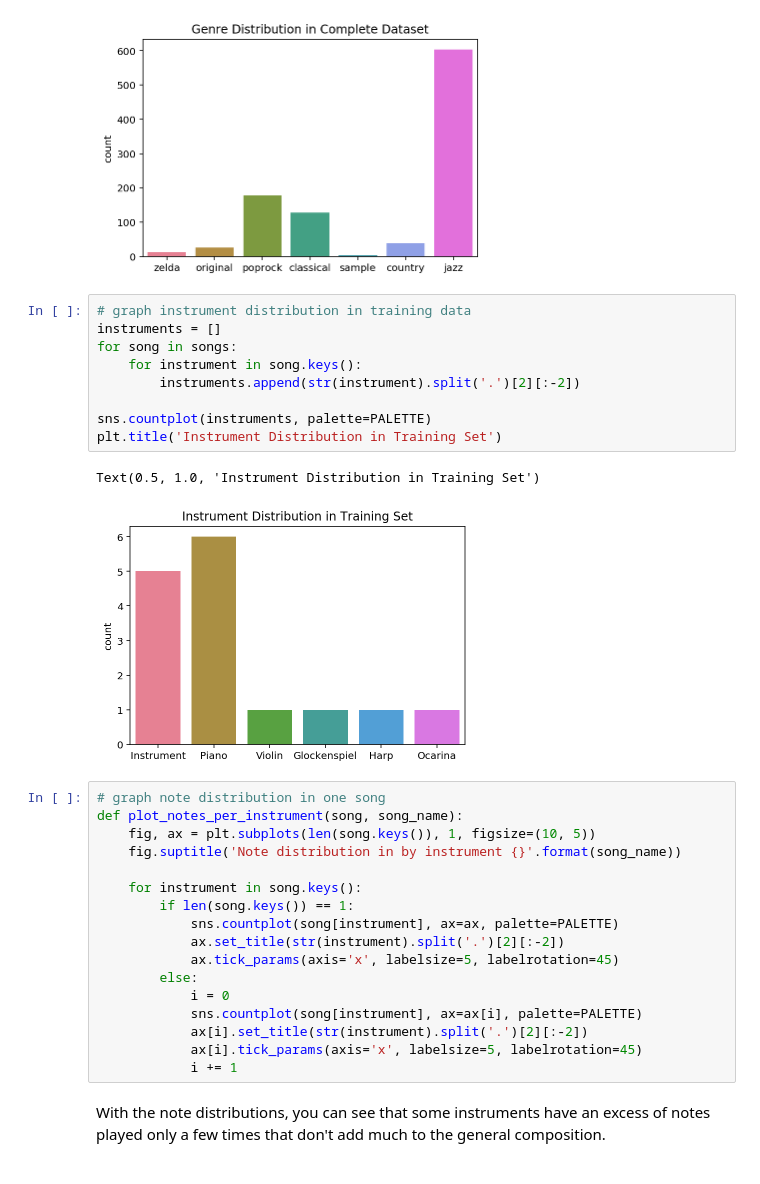
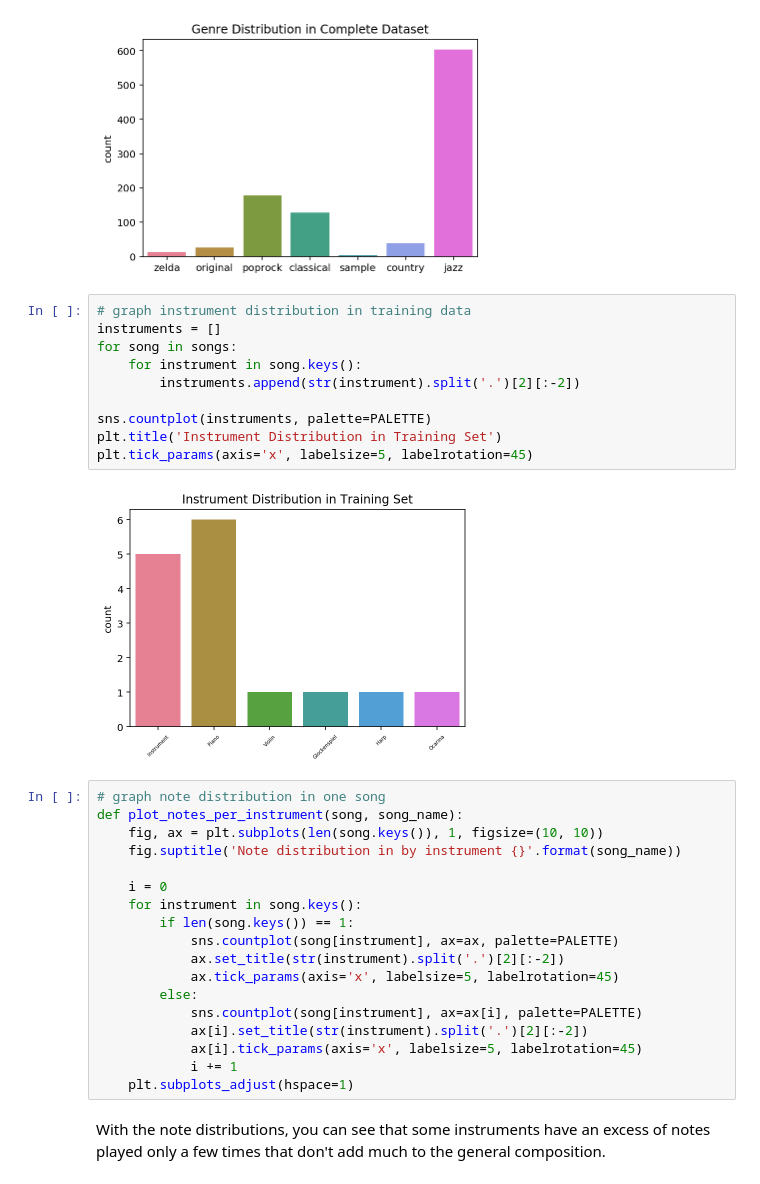
Before and after one commit to NoDevicesFound/ML-Project, a Jupyter notebook: Music_GAN.ipynb, the cells around one changed output. Cells and saved outputs as stored; diff of their text form.

```diff
--- a/Music_GAN.ipynb
+++ b/Music_GAN.ipynb
@@ -122,32 +122,33 @@ Text(0.5, 1.0, 'Genre Distribution in Complete Dataset')
 # %%
 # graph instrument distribution in training data
 instruments = []
 for song in songs:
     for instrument in song.keys():
         instruments.append(str(instrument).split('.')[2][:-2])
 
 sns.countplot(instruments, palette=PALETTE)
 plt.title('Instrument Distribution in Training Set')
+plt.tick_params(axis='x', labelsize=5, labelrotation=45)
 # %% [output]
-Text(0.5, 1.0, 'Instrument Distribution in Training Set')
-[figure, old version]
+[figure, new version]
 # %%
 # graph note distribution in one song
 def plot_notes_per_instrument(song, song_name):
-    fig, ax = plt.subplots(len(song.keys()), 1, figsize=(10, 5))
+    fig, ax = plt.subplots(len(song.keys()), 1, figsize=(10, 10))
     fig.suptitle('Note distribution in by instrument {}'.format(song_name))
 
+    i = 0
     for instrument in song.keys():
         if len(song.keys()) == 1:
             sns.countplot(song[instrument], ax=ax, palette=PALETTE)
             ax.set_title(str(instrument).split('.')[2][:-2])
             ax.tick_params(axis='x', labelsize=5, labelrotation=45)
         else:
-            i = 0
             sns.countplot(song[instrument], ax=ax[i], palette=PALETTE)
             ax[i].set_title(str(instrument).split('.')[2][:-2])
             ax[i].tick_params(axis='x', labelsize=5, labelrotation=45)
             i += 1
+    plt.subplots_adjust(hspace=1)
 # %% [markdown]
 With the note distributions, you can see that some instruments have an excess of notes played only a few times that don't add much to the general composition.
 # %%
```
Also changed, not shown: parts of 10 cells of this notebook, 1 other file.
